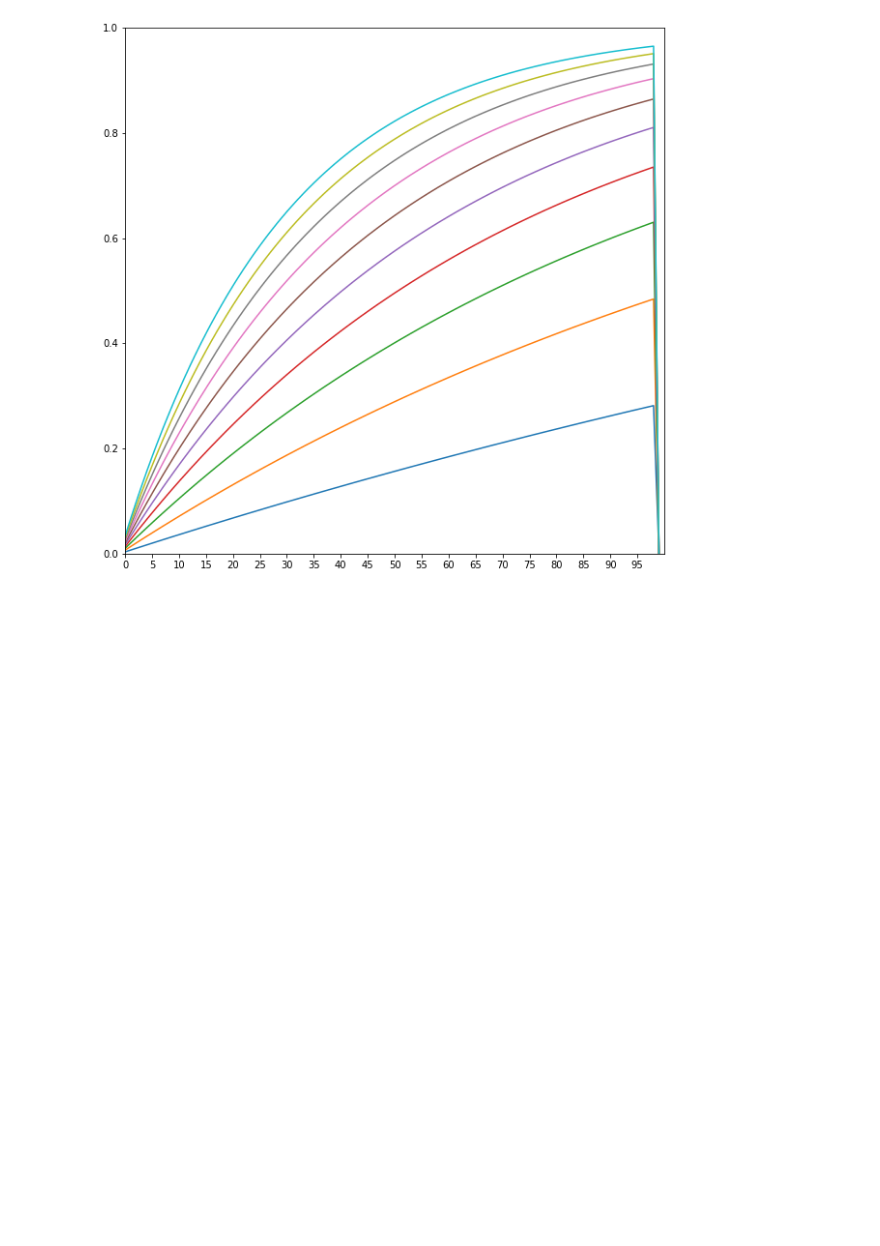
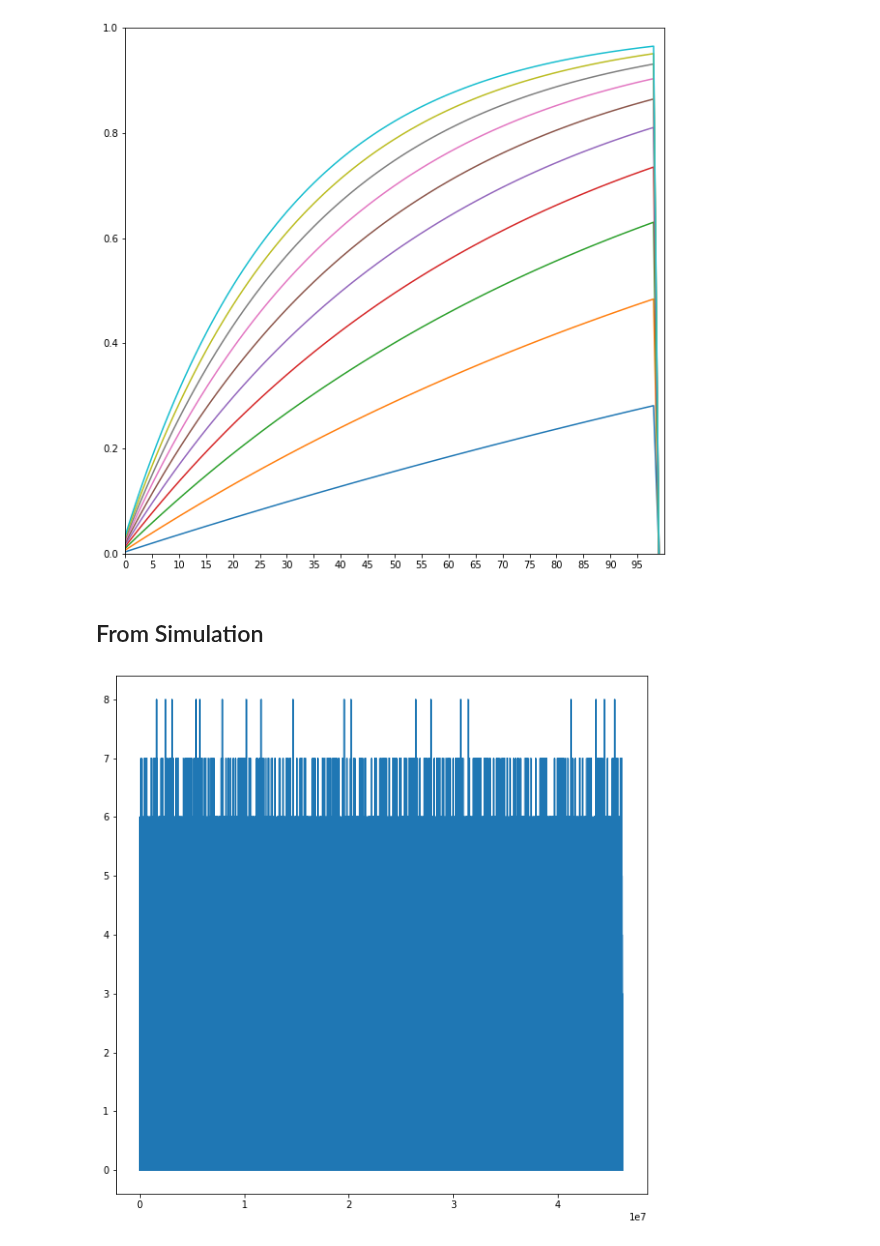
Before and after one commit to ingframin/BroadcastSimulation, a Jupyter notebook: results/Collisions.ipynb, the cells around one changed output. Cells and saved outputs as stored; diff of their text form; code cells hidden in the pictures; blank space fills up the shorter version.

```diff
--- a/results/Collisions.ipynb
+++ b/results/Collisions.ipynb
@@ -30,3 +28,32 @@ pt.xticks(range(0,100,5), [str(n) for n in range(0,100,5)])
 pt.show()
 # %% [output]
 [figure]
+# %% [markdown]
+## From Simulation
+# %%
+collisions = {}
+for j in range(0,100):
+
+    f = open("r9-d%d-result.txt"%(j))
+    raw = f.read()
+    f.close()
+
+    for k in range(len(raw)):
+        if raw[k] == 'B':
+            try:
+                collisions[k].append(j)
+            except:
+                collisions[k] = [j]
+
+mk = max(collisions)
+c = [0 for x in range(mk)]
+for k in range(mk):
+    try:
+        c[k] = len(collisions[k])
+    except:
+        pass
+
+pt.plot(c)
+pt.show()
+# %% [output]
+[figure, added]
```
Also changed, not shown: parts of 2 cells of this notebook, 6 other files.
